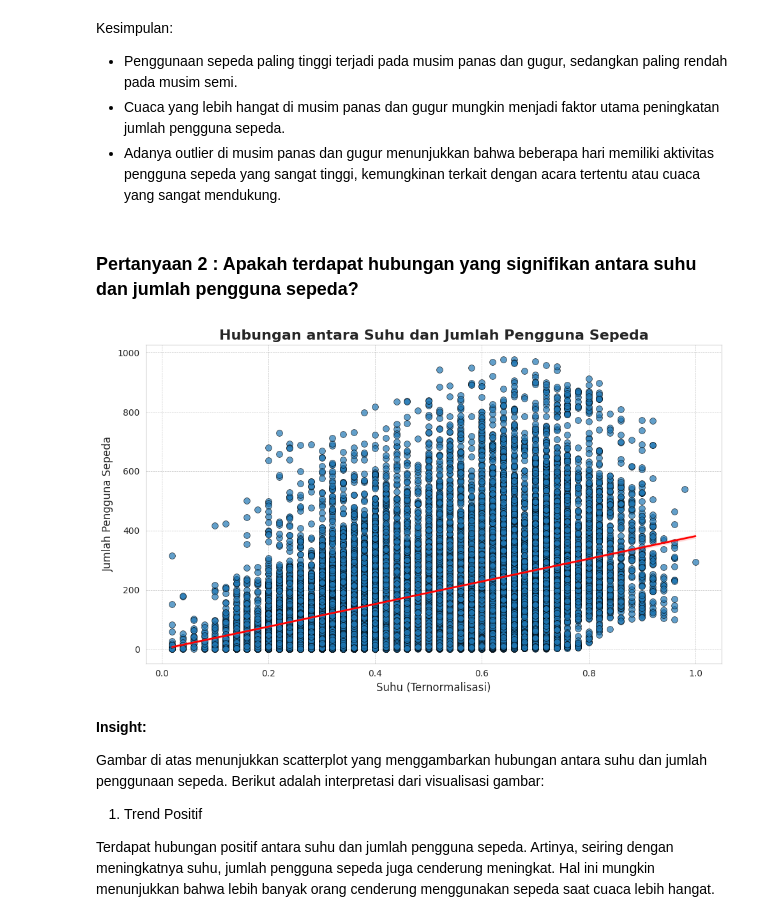
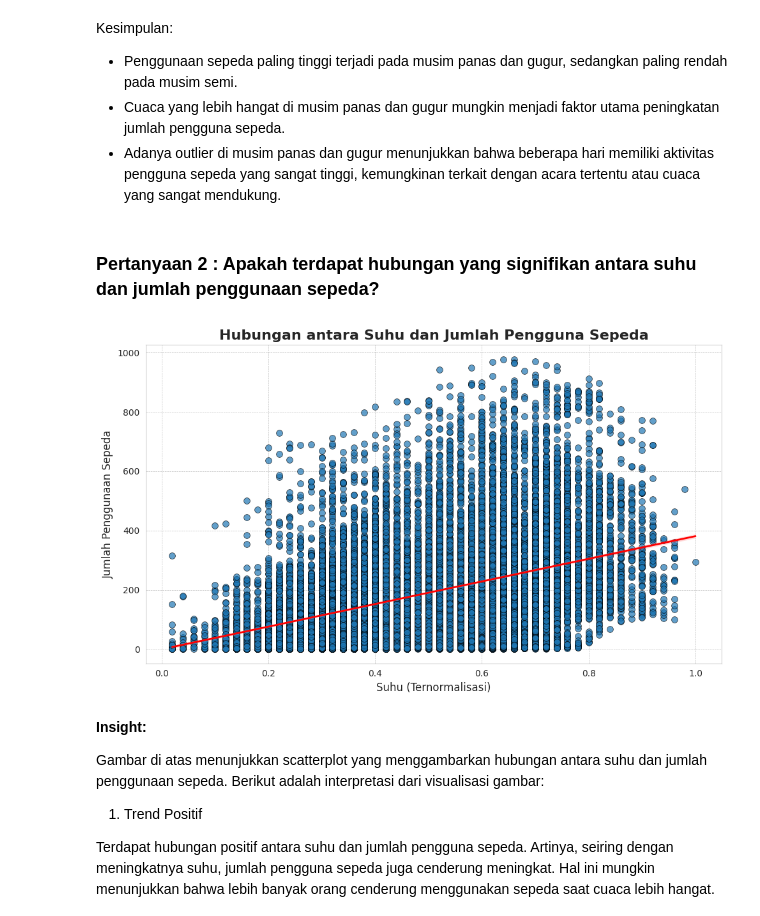
Before and after one commit to zidnytaqiya/AnalisisDataIDCamp, a Jupyter notebook: Proyek_Analisis_Data.ipynb, the cells around one changed output. Drawn from its saved outputs; the diff is of its cells as text; code cells hidden in the pictures.

```diff
--- a/Proyek_Analisis_Data.ipynb
+++ b/Proyek_Analisis_Data.ipynb
@@ -263,29 +287,26 @@ Kesimpulan:
 - Cuaca yang lebih hangat di musim panas dan gugur mungkin menjadi faktor utama peningkatan jumlah pengguna sepeda.
 - Adanya outlier di musim panas dan gugur menunjukkan bahwa beberapa hari memiliki aktivitas pengguna sepeda yang sangat tinggi, kemungkinan terkait dengan acara tertentu atau cuaca yang sangat mendukung.
 # %% [markdown]
-### Pertanyaan 2 : Apakah terdapat hubungan yang signifikan antara suhu dan jumlah pengguna sepeda?
+### Pertanyaan 2 : Apakah terdapat hubungan yang signifikan antara suhu dan jumlah penggunaan sepeda?
 # %%
-import matplotlib.pyplot as plt
-import seaborn as sns
-
 # Scatter plot dengan seaborn
 plt.figure(figsize=(10, 6))
 sns.scatterplot(x='temp', y='cnt', data=data, alpha=0.7, edgecolor='k', s=50)
 
 # Tambahkan garis regresi untuk melihat pola hubungan
 sns.regplot(x='temp', y='cnt', data=data, scatter=False, color='red', line_kws={'linewidth': 2})
 
 # Judul dan label
 plt.title('Hubungan antara Suhu dan Jumlah Pengguna Sepeda', fontsize=16, weight='bold')
 plt.xlabel('Suhu (Ternormalisasi)', fontsize=12)
-plt.ylabel('Jumlah Pengguna Sepeda', fontsize=12)
+plt.ylabel('Jumlah Penggunaan Sepeda', fontsize=12)
 plt.grid(color='gray', linestyle='--', linewidth=0.5, alpha=0.5)
 
 # Tampilkan plot
 plt.tight_layout()
 plt.show()
 # %% [output]
-[figure, old version]
+[figure, new version]
 # %% [markdown]
 **Insight:**
 
```
Also changed, not shown: parts of 7 cells of this notebook.
